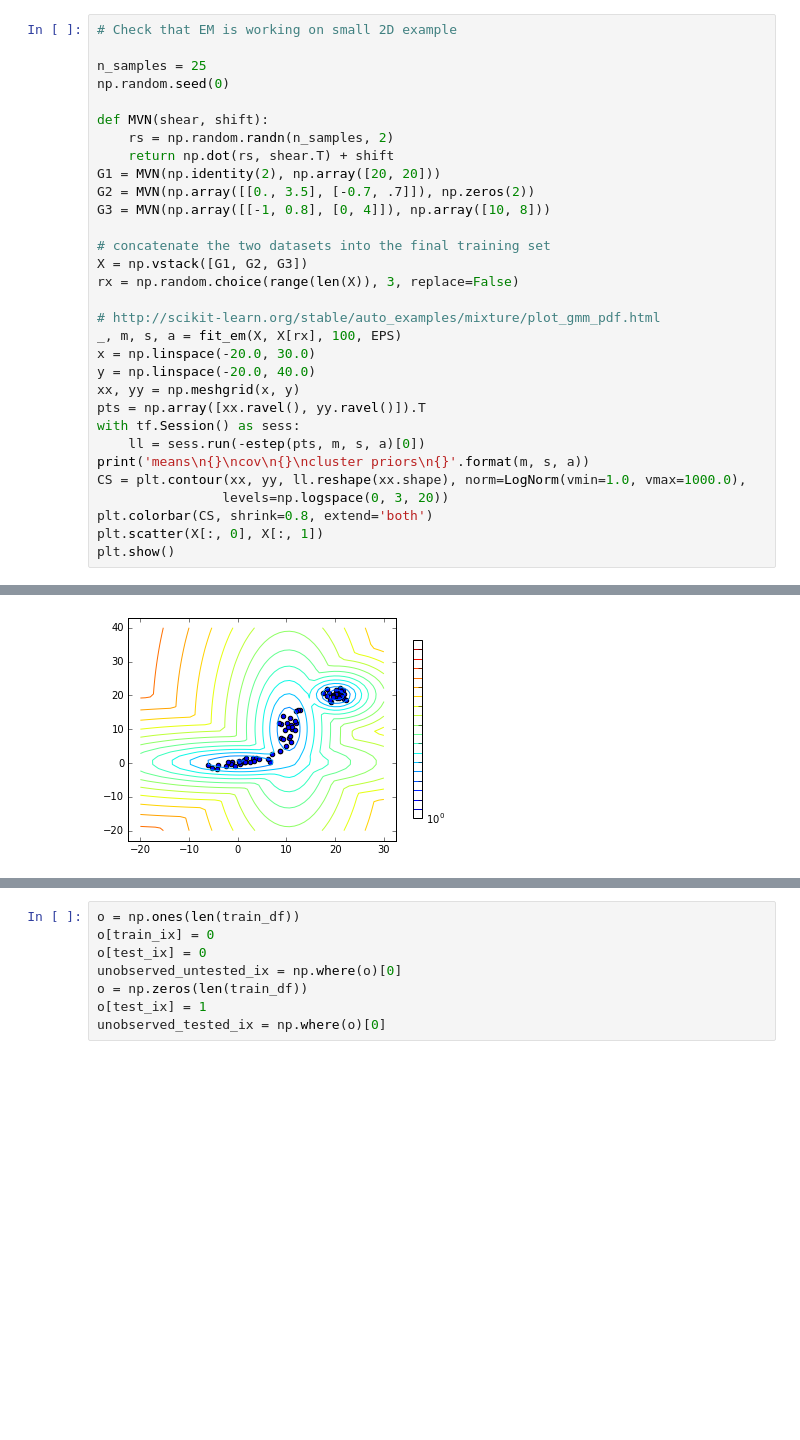
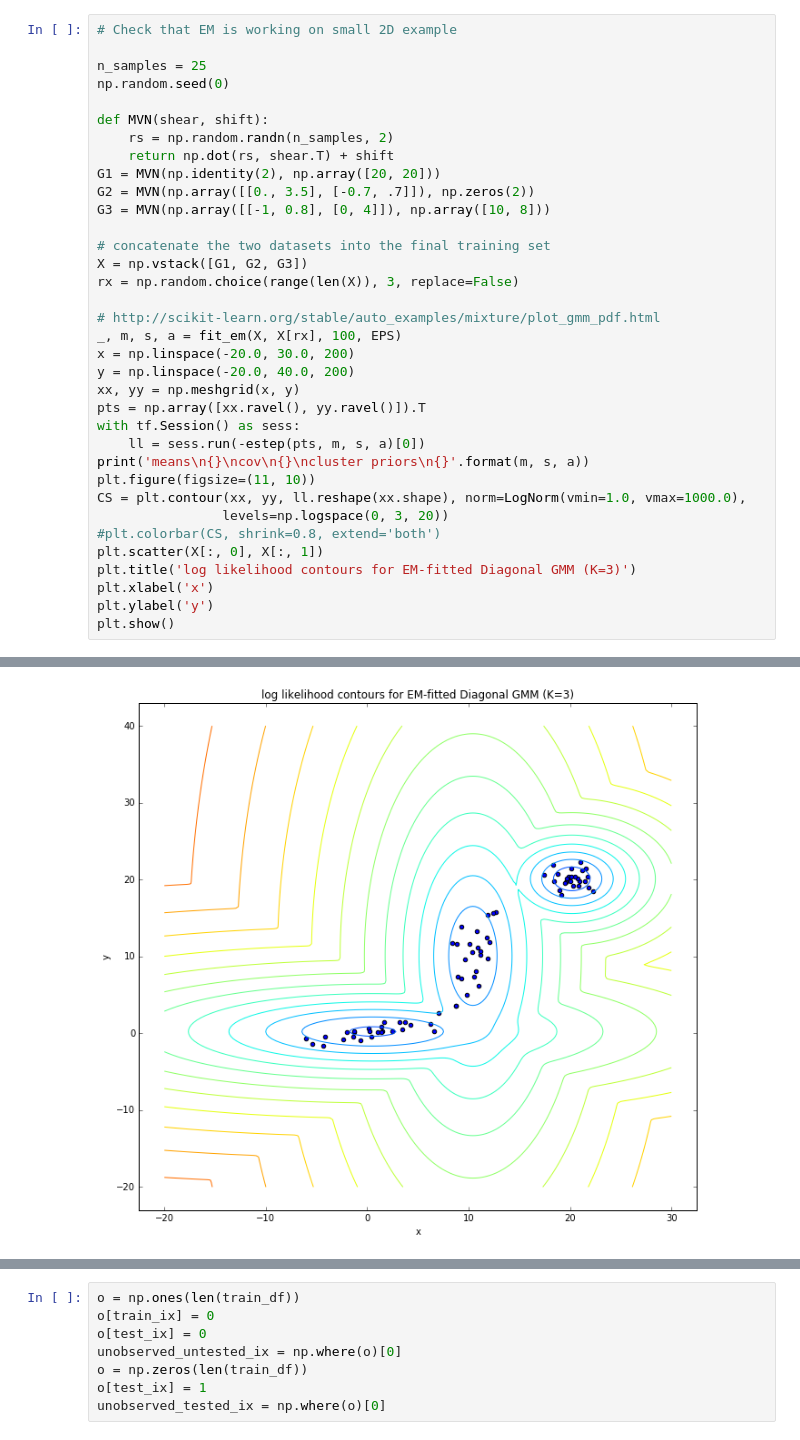
Before and after one commit to PrincetonUniversity/final-proj-cos-424, a Jupyter notebook: diag_tf.ipynb, the cells around one changed output, grey strips where cells are left out. Cells and saved outputs as stored; diff of their text form; blank space fills up the shorter version.

```diff
--- a/diag_tf.ipynb
+++ b/diag_tf.ipynb
@@ -98,16 +99,20 @@ rx = np.random.choice(range(len(X)), 3, replace=False)
 
 # http://scikit-learn.org/stable/auto_examples/mixture/plot_gmm_pdf.html
 _, m, s, a = fit_em(X, X[rx], 100, EPS)
-x = np.linspace(-20.0, 30.0)
-y = np.linspace(-20.0, 40.0)
+x = np.linspace(-20.0, 30.0, 200)
+y = np.linspace(-20.0, 40.0, 200)
 xx, yy = np.meshgrid(x, y)
 pts = np.array([xx.ravel(), yy.ravel()]).T
 with tf.Session() as sess:
     ll = sess.run(-estep(pts, m, s, a)[0])
 print('means\n{}\ncov\n{}\ncluster priors\n{}'.format(m, s, a))
+plt.figure(figsize=(11, 10))
 CS = plt.contour(xx, yy, ll.reshape(xx.shape), norm=LogNorm(vmin=1.0, vmax=1000.0),
                 levels=np.logspace(0, 3, 20))
-plt.colorbar(CS, shrink=0.8, extend='both')
+#plt.colorbar(CS, shrink=0.8, extend='both')
 plt.scatter(X[:, 0], X[:, 1])
+plt.title('log likelihood contours for EM-fitted Diagonal GMM (K=3)')
+plt.xlabel('x')
+plt.ylabel('y')
 plt.show()
 # %% [output]
@@ -127,8 +125,8 @@ EM iteration 11 log likelihood -4.89062020699
  [ 11.56134039   0.85248074]
  [  1.71172277  12.49839639]]
 cluster priors
 [ 0.33333333  0.34278281  0.32388386]
-[figure, old version]
+[figure, new version]
 # %%
 # Make this into a nice image.
 ys = [-10, 0, 2.5, 10, 20]
```
Also changed, not shown: parts of 8 cells of this notebook, 2 other files.
